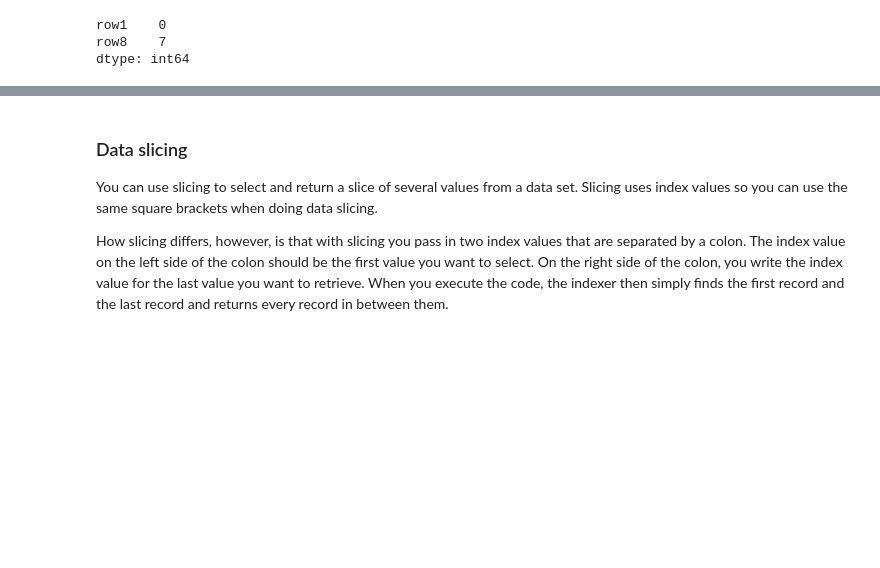
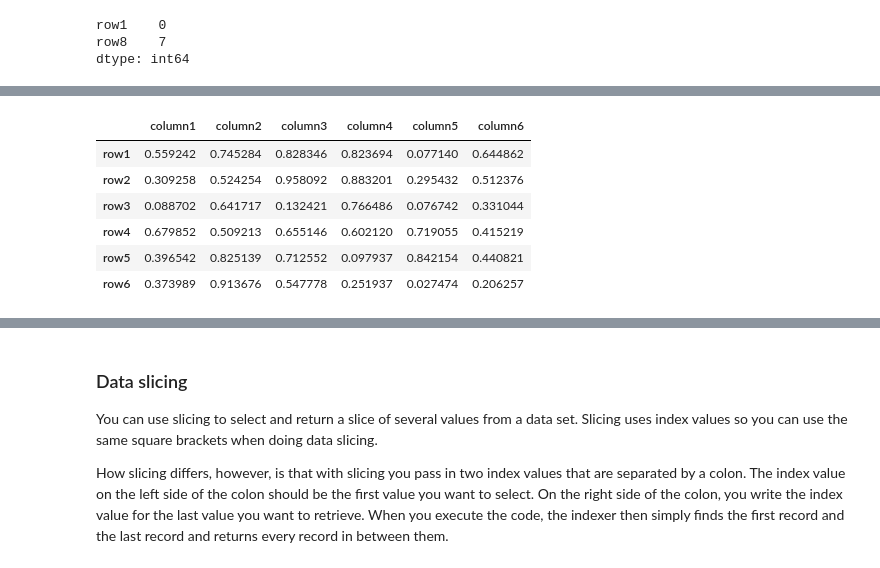
Before and after one commit to ArifAygun/Python-for-Data-Science-Essential-Training-Part-1, a Jupyter notebook: AA_linked_Python_for_DS_Ess_Train_Part_1_02_01.ipynb, the cells around one changed output, grey strips where cells are left out. Drawn from its saved outputs; the diff is of its cells as text; code cells hidden in the pictures; blank space fills up the shorter version.

```diff
--- a/AA_linked_Python_for_DS_Ess_Train_Part_1_02_01.ipynb
+++ b/AA_linked_Python_for_DS_Ess_Train_Part_1_02_01.ipynb
@@ -41,0 +70,18 @@ df_obj = DataFrame()
+# %%
+import numpy as np
+import pandas as pd
+
+data = np.random.rand(36).reshape(6, 6)
+index = ['row1', 'row2', 'row3', 'row4', 'row5', 'row6']
+columns = ['column1', 'column2', 'column3', 'column4', 'column5', 'column6']
+
+DF_obj = DataFrame(data=data, index=index, columns=columns)
+DF_obj
+# %% [output]
+|  | column1 | column2 | column3 | column4 | column5 | column6 |
+| row1 | 0.559242 | 0.745284 | 0.828346 | 0.823694 | 0.077140 | 0.644862 |
+| row2 | 0.309258 | 0.524254 | 0.958092 | 0.883201 | 0.295432 | 0.512376 |
+| row3 | 0.088702 | 0.641717 | 0.132421 | 0.766486 | 0.076742 | 0.331044 |
+| row4 | 0.679852 | 0.509213 | 0.655146 | 0.602120 | 0.719055 | 0.415219 |
+| row5 | 0.396542 | 0.825139 | 0.712552 | 0.097937 | 0.842154 | 0.440821 |
+| row6 | 0.373989 | 0.913676 | 0.547778 | 0.251937 | 0.027474 | 0.206257 |
```
Also changed, not shown: parts of 6 cells of this notebook.
